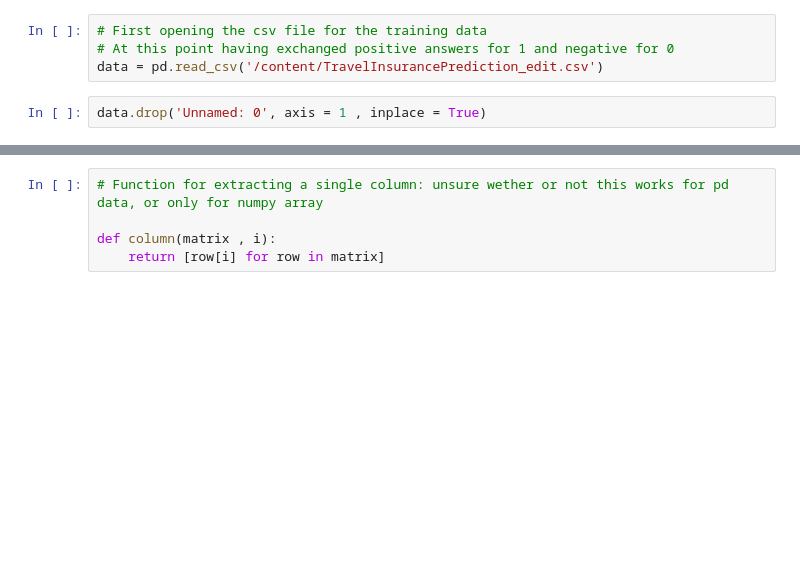
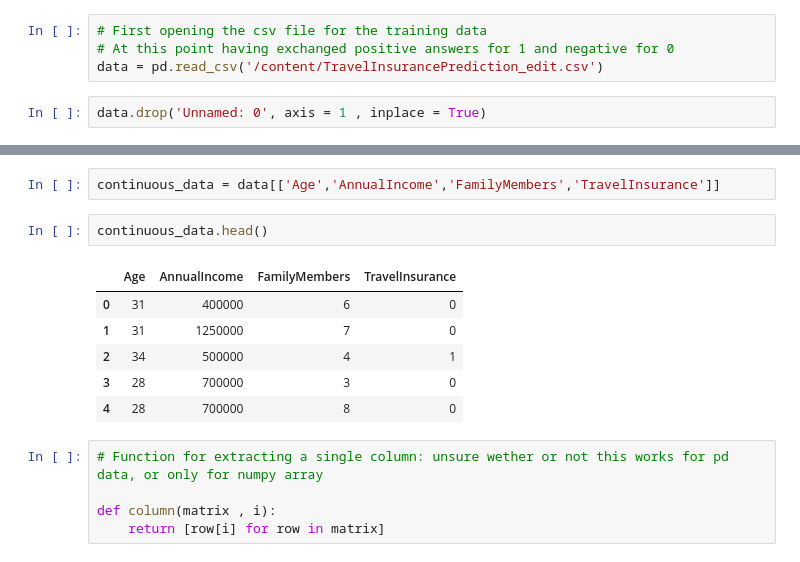
Before and after one commit to sigurdee/FDA-project, a Jupyter notebook: Group_prjoject_FDS.ipynb, the cells around one changed output, grey strips where cells are left out. Drawn from its saved outputs; the diff is of its cells as text; blank space fills up the shorter version.

```diff
--- a/Group_prjoject_FDS.ipynb
+++ b/Group_prjoject_FDS.ipynb
@@ -52,6 +52,17 @@ data.head()
 | 2 | 34 | 0 | 1 | 500000 | 4 | 1 | 0 | ... |
 | 3 | 28 | 0 | 1 | 700000 | 3 | 1 | 0 | ... |
 | 4 | 28 | 0 | 1 | 700000 | 8 | 1 | 1 | ... |
+# %%
+continuous_data = data[['Age','AnnualIncome','FamilyMembers','TravelInsurance']]
+# %%
+continuous_data.head()
+# %% [output]
+|  | Age | AnnualIncome | FamilyMembers | TravelInsurance |
+| 0 | 31 | 400000 | 6 | 0 |
+| 1 | 31 | 1250000 | 7 | 0 |
+| 2 | 34 | 500000 | 4 | 1 |
+| 3 | 28 | 700000 | 3 | 0 |
+| 4 | 28 | 700000 | 8 | 0 |
 # %%
 # Function for extracting a single column: unsure wether or not this works for pd data, or only for numpy array
 
```
Also changed, not shown: parts of 3 cells of this notebook.
